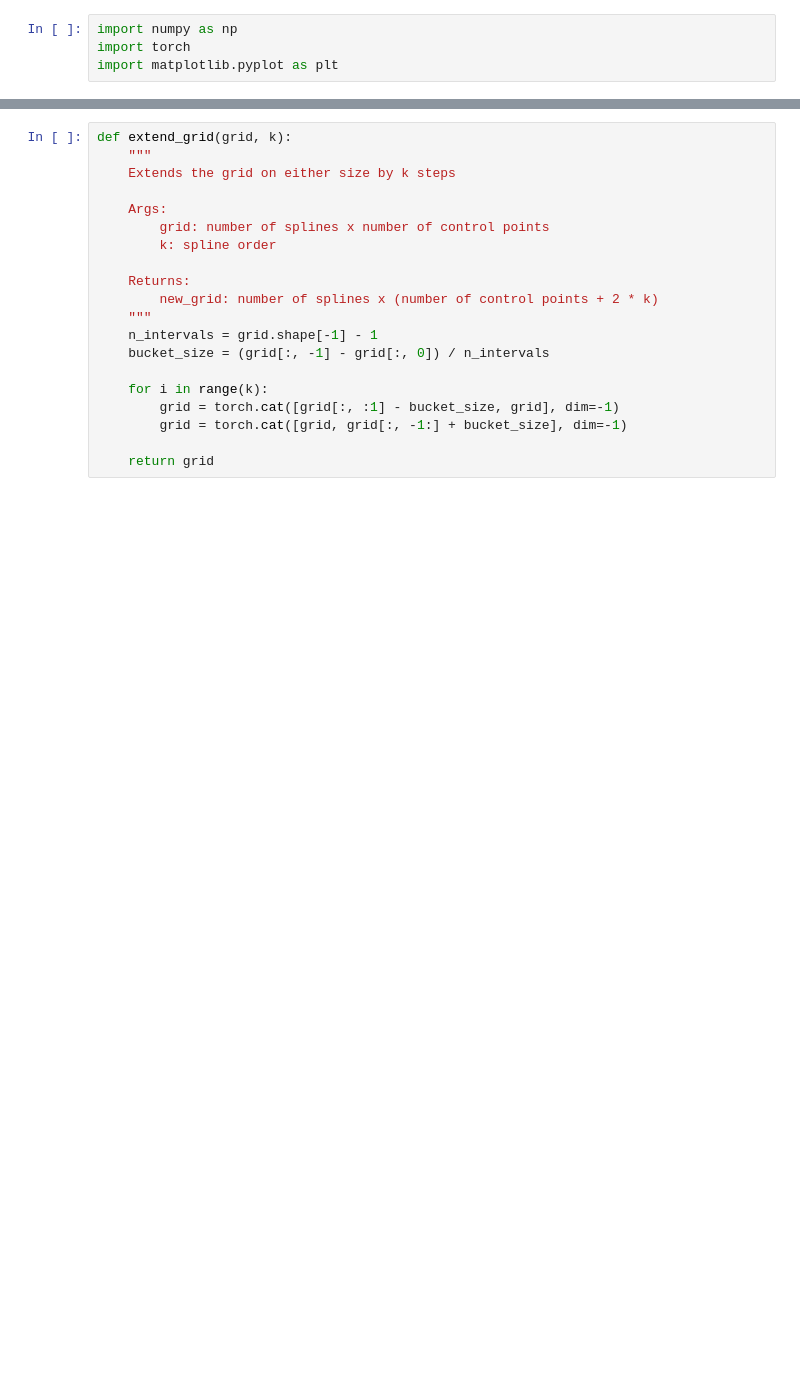
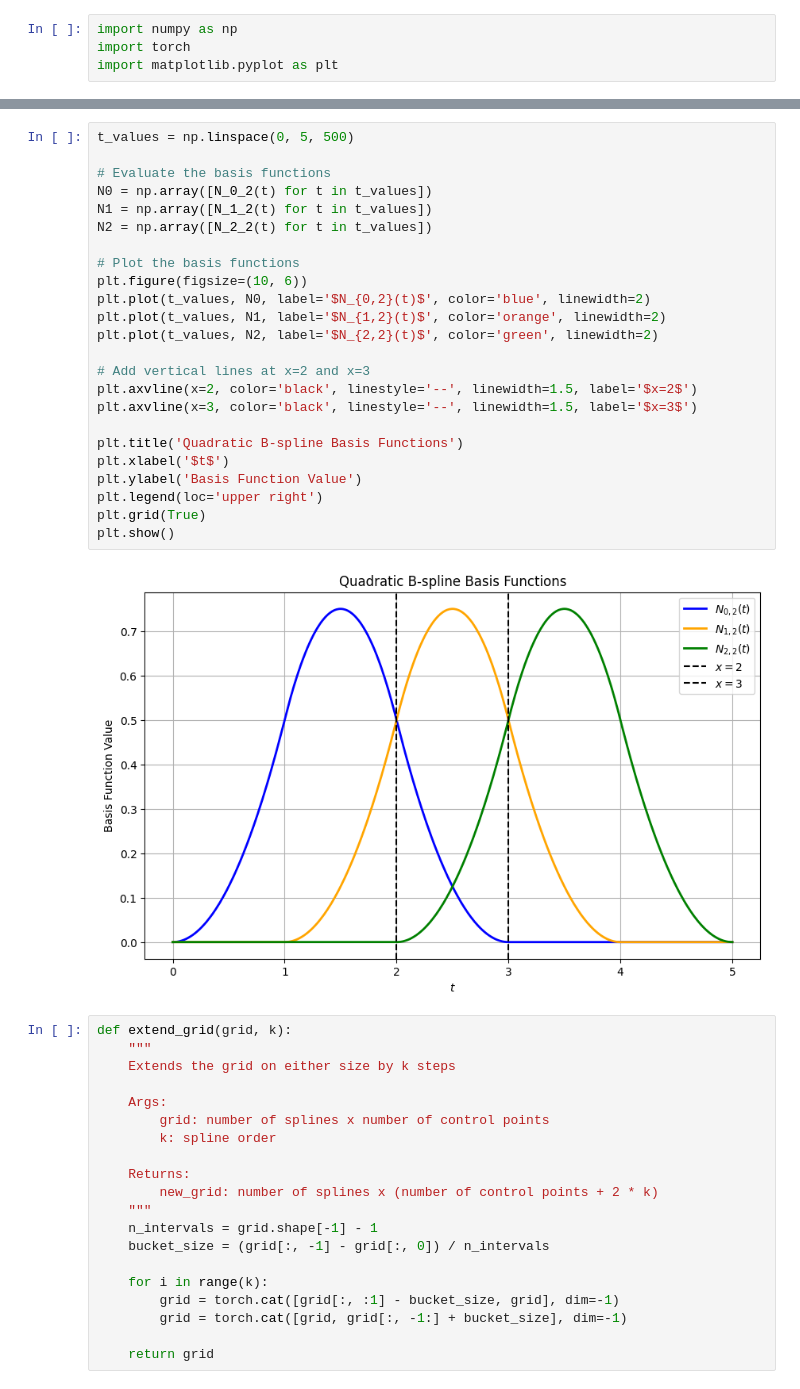
Before and after one commit to spagnoloG/kan, a Jupyter notebook: code/splines/splines.ipynb, the cells around one changed output, grey strips where cells are left out. Saved outputs shown, nothing was run; the diff lists cells and outputs as text; blank space fills up the shorter version.

Commit message:
More on splines

```diff
--- a/code/splines/splines.ipynb
+++ b/code/splines/splines.ipynb
@@ -47,3 +178,29 @@ $$
+# %%
+t_values = np.linspace(0, 5, 500)
+
+# Evaluate the basis functions
+N0 = np.array([N_0_2(t) for t in t_values])
+N1 = np.array([N_1_2(t) for t in t_values])
+N2 = np.array([N_2_2(t) for t in t_values])
+
+# Plot the basis functions
+plt.figure(figsize=(10, 6))
+plt.plot(t_values, N0, label='$N_{0,2}(t)$', color='blue', linewidth=2)
+plt.plot(t_values, N1, label='$N_{1,2}(t)$', color='orange', linewidth=2)
+plt.plot(t_values, N2, label='$N_{2,2}(t)$', color='green', linewidth=2)
+
+# Add vertical lines at x=2 and x=3
+plt.axvline(x=2, color='black', linestyle='--', linewidth=1.5, label='$x=2$')
+plt.axvline(x=3, color='black', linestyle='--', linewidth=1.5, label='$x=3$')
+
+plt.title('Quadratic B-spline Basis Functions')
+plt.xlabel('$t$')
+plt.ylabel('Basis Function Value')
+plt.legend(loc='upper right')
+plt.grid(True)
+plt.show()
+# %% [output]
+[figure, added]
 # %%
 def extend_grid(grid, k):
     """
```
Also changed, not shown: parts of 4 cells of this notebook.
